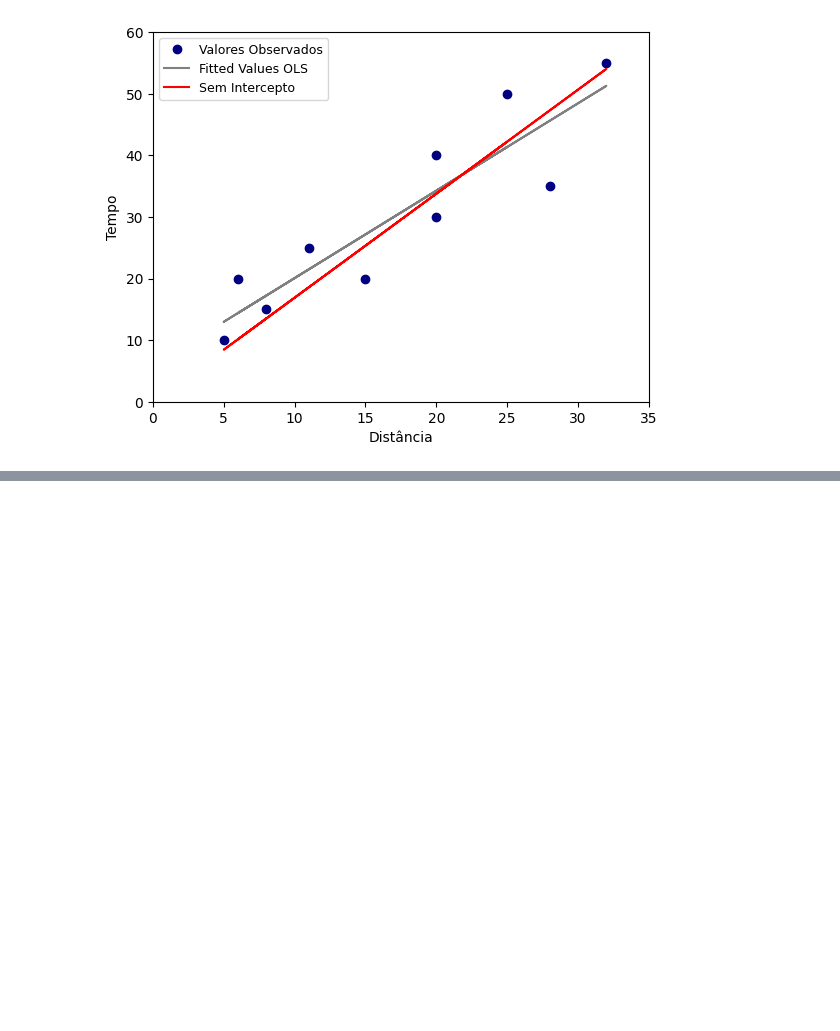
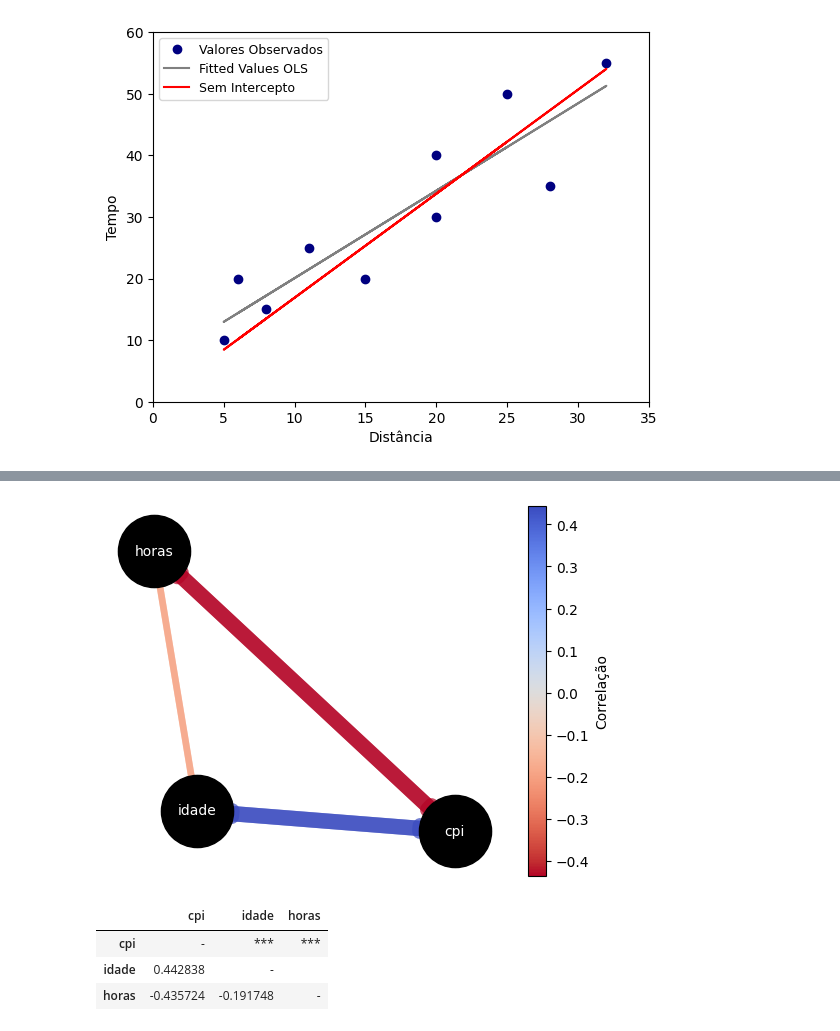
Before and after one commit to filipecarbonera/MBA_USP_Data_Science_Analytics, a Jupyter notebook: Análise de Regressão Simples e Múltipla/script_regressao_simples_e_multipla.ipynb, the cells around one changed output, grey strips where cells are left out. Cells and saved outputs as stored; diff of their text form; code cells hidden in the pictures; blank space fills up the shorter version.

```diff
--- a/Análise de Regressão Simples e Múltipla/script_regressao_simples_e_multipla.ipynb
+++ b/Análise de Regressão Simples e Múltipla/script_regressao_simples_e_multipla.ipynb
@@ -563,0 +698,70 @@ plt.show()
+# %%
+import networkx as nx
+import matplotlib.pyplot as plt
+import matplotlib.cm as cm
+
+# Criação de um grafo direcionado
+G = nx.DiGraph()
+
+# Adição das variáveis como nós do grafo
+for variable in correlation_matrix.columns:
+    G.add_node(variable)
+
+# Adição das arestas com espessuras proporcionais às correlações
+for i, variable1 in enumerate(correlation_matrix.columns):
+    for j, variable2 in enumerate(correlation_matrix.columns):
+        if i != j:
+            correlation = correlation_matrix.iloc[i, j]
+            if abs(correlation) > 0:
+                G.add_edge(variable1, variable2, weight=correlation)
+
+# Obtenção da lista de correlações das arestas
+correlations = [d["weight"] for _, _, d in G.edges(data=True)]
+
+# Definição da dimensão dos nós
+node_size = 2700
+
+# Definição da cor dos nós
+node_color = 'black'
+
+# Definição da escala de cores das retas (correspondência com as correlações)
+cmap = plt.colormaps.get_cmap('coolwarm_r')
+
+# Criação de uma lista de espessuras das arestas proporcional às correlações
+edge_widths = [abs(d["weight"]) * 25 for _, _, d in G.edges(data=True)]
+
+# Criação do layout do grafo com maior distância entre os nós
+pos = nx.spring_layout(G, k=0.75)  # k para controlar a distância entre os nós
+
+# Desenho dos nós e das arestas com base nas correlações e espessuras
+nx.draw_networkx_nodes(G, pos, node_size=node_size, node_color=node_color)
+nx.draw_networkx_edges(G, pos, width=edge_widths, edge_color=correlations,
+                       edge_cmap=cmap, alpha=0.7)
+
+# Adição dos rótulos dos nós
+labels = {node: node for node in G.nodes}
+nx.draw_networkx_labels(G, pos, labels, font_size=10, font_color='white')
+
+# Ajuste dos limites dos eixos
+ax = plt.gca()
+ax.margins(0.1)
+plt.axis("off")
+
+# Criação da legenda com a escala de cores definida
+smp = cm.ScalarMappable(cmap=cmap)
+smp.set_array([min(correlations), max(correlations)])
+cbar = plt.colorbar(smp, ax=ax, label='Correlação')
+
+# Exibição do gráfico
+plt.show()
+# %% [output]
+[figure, added]
+# %%
+# Matriz de correlações mais elaborada, com uso da função 'rcorr' do pacote 'pingouin'.
+correlation_matrix2 = pg.rcorr(df_paises, method='pearson', upper='pval', decimals=6, pval_stars={0.01: '***', 0.05: '**', 0.10: '*'})
+correlation_matrix2
+# %% [output]
+|  | cpi | idade | horas |
+| cpi | - | *** | *** |
+| idade | 0.442838 | - |  |
+| horas | -0.435724 | -0.191748 | - |
```
Also changed, not shown: parts of 17 cells of this notebook, 2 other files.
